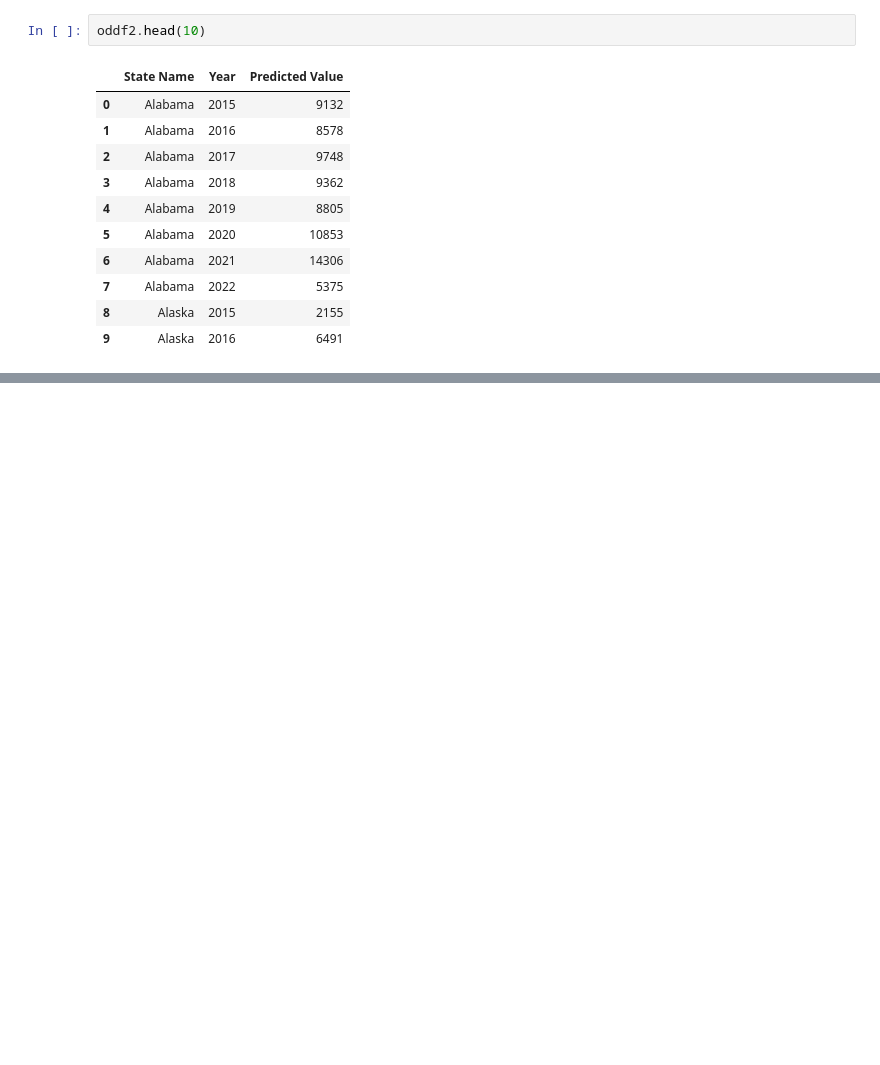
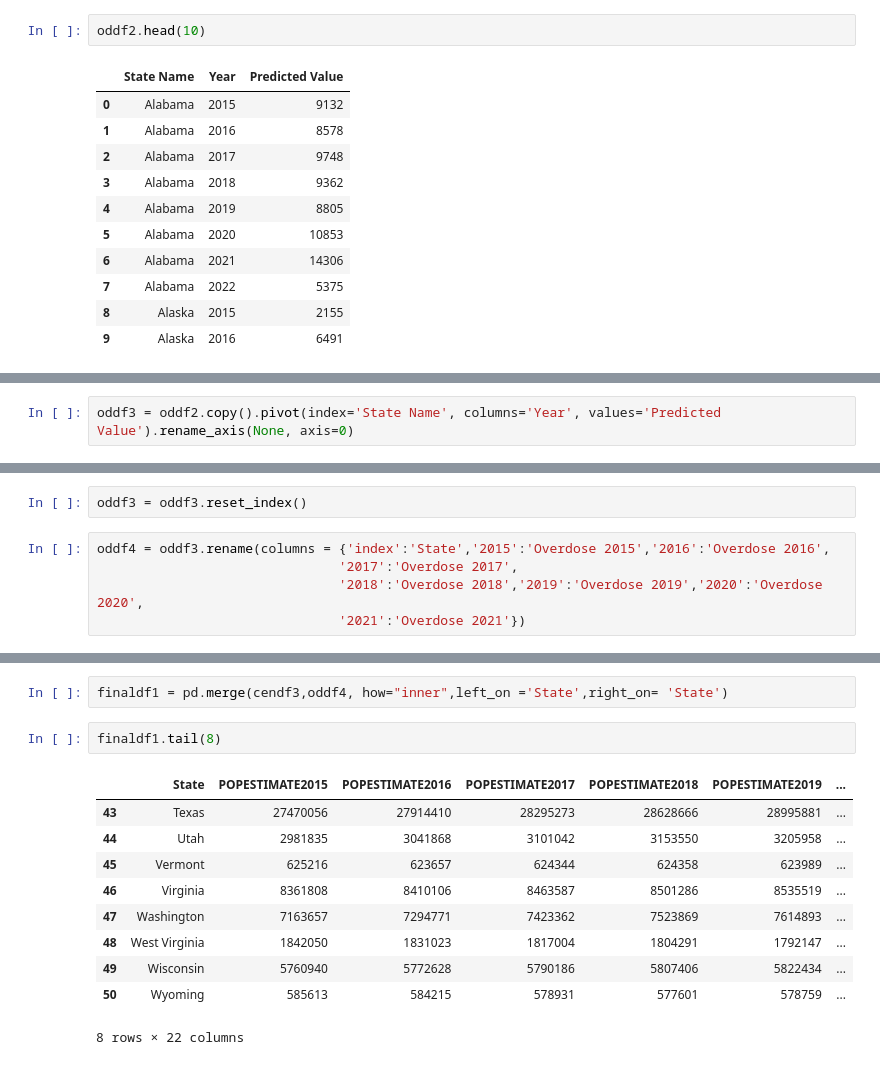
Before and after one commit to Joeyloganpython/Capstone, a Jupyter notebook: Notebooks/CDC.ipynb, the cells around one changed output, grey strips where cells are left out. Drawn from its saved outputs; the diff is of its cells as text; blank space fills up the shorter version.

```diff
--- a/Notebooks/CDC.ipynb
+++ b/Notebooks/CDC.ipynb
@@ -68,0 +142,2 @@ oddf2 = oddf2[oddf2['Year']!= '2022']  ##data incomplete we can predict later
+# %%
+oddf3 = oddf2.copy().pivot(index='State Name', columns='Year', values='Predicted Value').rename_axis(None, axis=0)
@@ -68,0 +153,7 @@ oddf2 = oddf2[oddf2['Year']!= '2022']  ##data incomplete we can predict later
+# %%
+oddf3 = oddf3.reset_index()
+# %%
+oddf4 = oddf3.rename(columns = {'index':'State','2015':'Overdose 2015','2016':'Overdose 2016',
+                               '2017':'Overdose 2017',
+                               '2018':'Overdose 2018','2019':'Overdose 2019','2020':'Overdose 2020',
+                               '2021':'Overdose 2021'})
@@ -68,0 +169,15 @@ oddf2 = oddf2[oddf2['Year']!= '2022']  ##data incomplete we can predict later
+# %%
+finaldf1 = pd.merge(cendf3,oddf4, how="inner",left_on ='State',right_on= 'State')
+# %%
+finaldf1.tail(8)
+# %% [output]
+|  | State | POPESTIMATE2015 | POPESTIMATE2016 | POPESTIMATE2017 | POPESTIMATE2018 | POPESTIMATE2019 | ... |
+| 43 | Texas | 27470056 | 27914410 | 28295273 | 28628666 | 28995881 | ... |
+| 44 | Utah | 2981835 | 3041868 | 3101042 | 3153550 | 3205958 | ... |
+| 45 | Vermont | 625216 | 623657 | 624344 | 624358 | 623989 | ... |
+| 46 | Virginia | 8361808 | 8410106 | 8463587 | 8501286 | 8535519 | ... |
+| 47 | Washington | 7163657 | 7294771 | 7423362 | 7523869 | 7614893 | ... |
+| 48 | West Virginia | 1842050 | 1831023 | 1817004 | 1804291 | 1792147 | ... |
+| 49 | Wisconsin | 5760940 | 5772628 | 5790186 | 5807406 | 5822434 | ... |
+| 50 | Wyoming | 585613 | 584215 | 578931 | 577601 | 578759 | ... |
+8 rows × 22 columns
```
Also changed, not shown: parts of 26 cells of this notebook, 2 other files.
